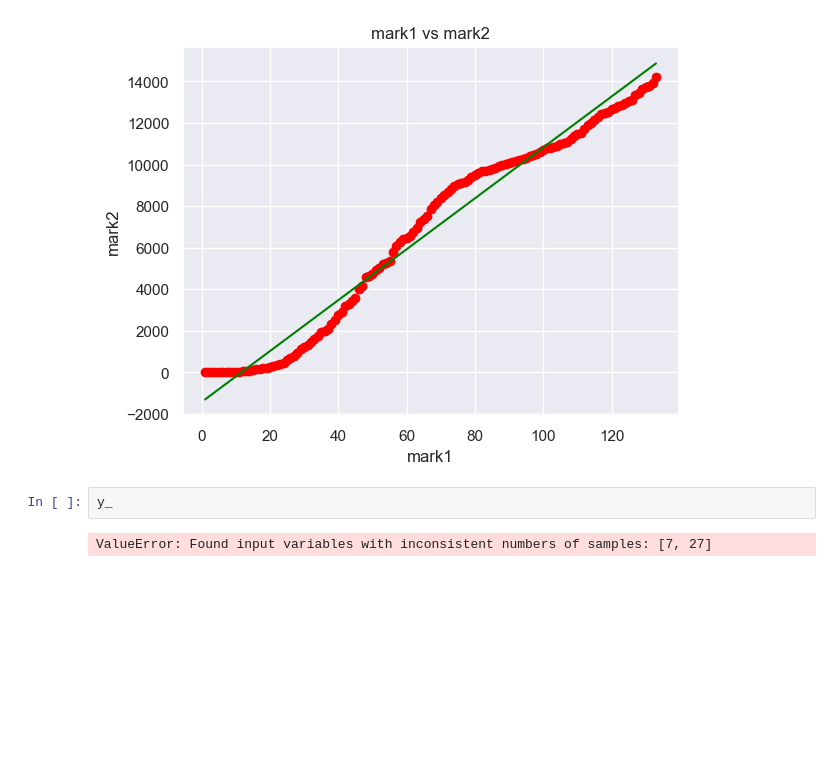
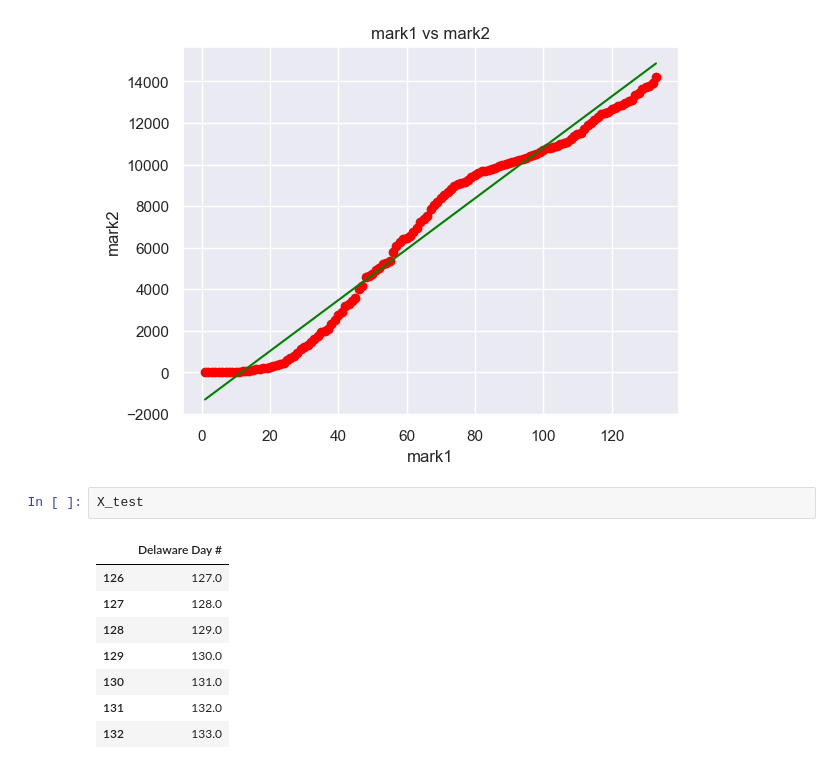
Before and after one commit to mwang840/DelawareCovidDataAnalysis, a Jupyter notebook: Covid19DataVisualization.ipynb, the cells around one changed output. Saved outputs shown, nothing was run; the diff lists cells and outputs as text; blank space fills up the shorter version.

```diff
--- a/Covid19DataVisualization.ipynb
+++ b/Covid19DataVisualization.ipynb
@@ -269,7 +269,14 @@ plt.ylabel('mark2')
 plt.show()
 # %% [output]
 [figure]
-# %%
-y_
-# %% [output]
-ValueError: Found input variables with inconsistent numbers of samples: [7, 27]
+# %%
+X_test
+# %% [output]
+|  | Delaware Day # |
+| 126 | 127.0 |
+| 127 | 128.0 |
+| 128 | 129.0 |
+| 129 | 130.0 |
+| 130 | 131.0 |
+| 131 | 132.0 |
+| 132 | 133.0 |
```
Also changed, not shown: parts of 8 cells of this notebook.
